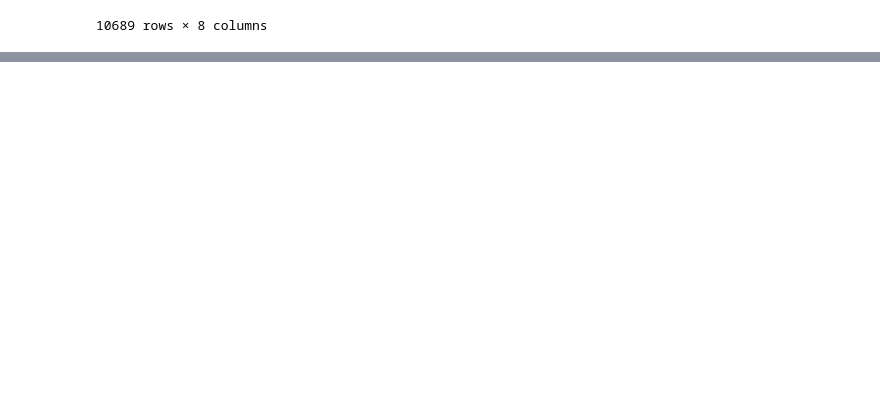
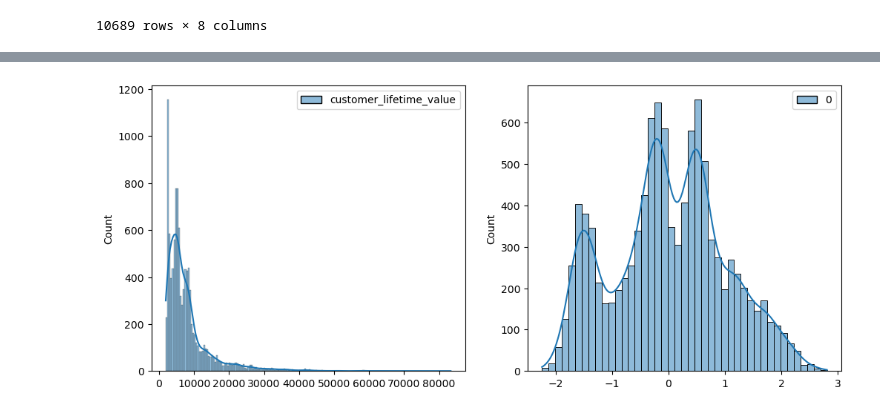
Before and after one commit to Phylanxy/Labs, a Jupyter notebook: week 2/week 4/Lab_ML_day1.ipynb, the cells around one changed output, grey strips where cells are left out. Cells and saved outputs as stored; diff of their text form; code cells hidden in the pictures; blank space fills up the shorter version.

```diff
--- a/week 2/week 4/Lab_ML_day1.ipynb
+++ b/week 2/week 4/Lab_ML_day1.ipynb
@@ -145,0 +159,26 @@ sns.displot(X, kde=True)
+# %%
+scale = PowerTransformer()
+
+X = df_num[["customer_lifetime_value"]]
+
+scaledX = scale.fit_transform(X)
+
+#print(X,scaledX)
+
+# plot X against scaledX to verify the rescaling
+# Create a figure and axis
+fig, ax = plt.subplots(nrows=1, ncols=2, figsize=(12, 5))
+
+# Plot the first distribution
+sns.histplot(data=X, kde=True, ax=ax[0])
+
+# Plot the second distribution
+sns.histplot(data=scaledX, kde=True, ax=ax[1])
+
+# Adjust the plot layout
+#plt.tight_layout()
+
+# Show the plot
+plt.show()
+# %% [output]
+[figure, added]
```
Also changed, not shown: parts of 2 cells of this notebook.
